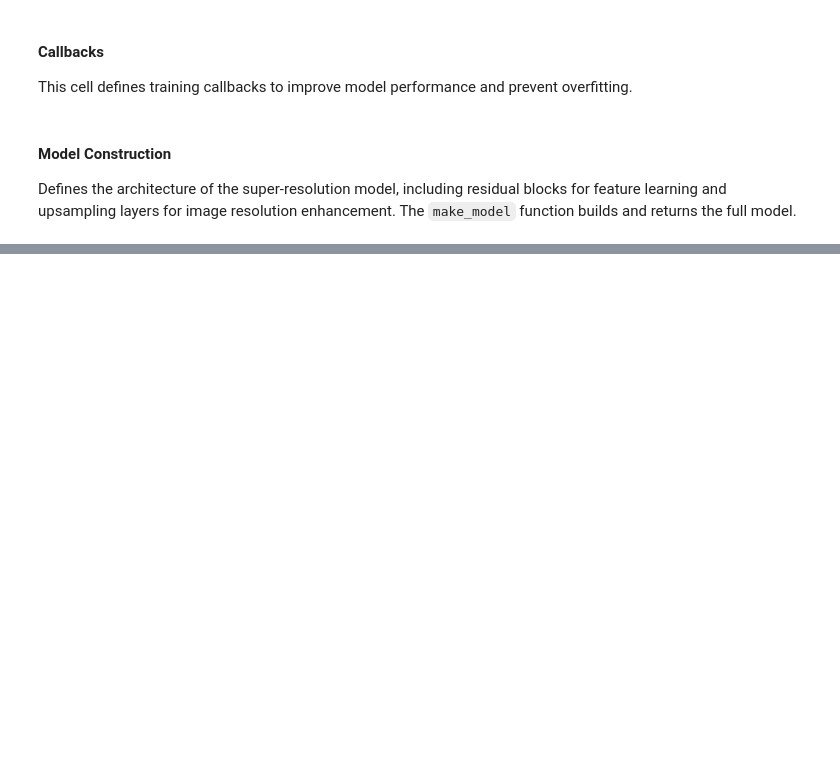
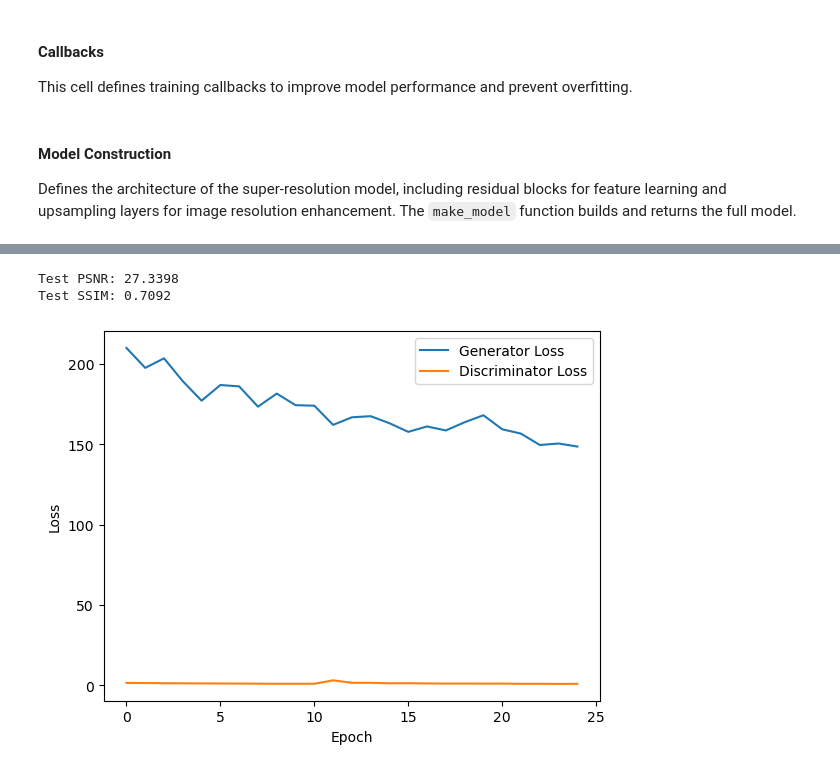
Before and after one commit to hinmiro/srgan-super_resolution, a Jupyter notebook: super_resolution.ipynb, the cells around one changed output, grey strips where cells are left out. Saved outputs shown, nothing was run; the diff lists cells and outputs as text; code cells hidden in the pictures; blank space fills up the shorter version.

Commit message:
Refactor code structure for improved readability and maintainability. Add GAN based super resolution model, with basic fine tuning (needs more patience)

```diff
--- a/super_resolution.ipynb
+++ b/super_resolution.ipynb
@@ -125,7 +123,9 @@ def random_rotate(lowres_img, highres_img):
     """Rotates Images by 90 degrees."""
 
     # Outputs random values from uniform distribution in between 0 to 4
-    rn = tf.cast(tf.random.uniform(shape=(), maxval=4, dtype=tf.float32), dtype=tf.int32)
+    rn = tf.cast(
+        tf.random.uniform(shape=(), maxval=4, dtype=tf.float32), dtype=tf.int32
+    )
 
     # Here rn signifies number of times the image(s) are rotated by 90 degrees
     return tf.image.rot90(lowres_img, rn), tf.image.rot90(highres_img, rn)
@@ -628,0 +395,22 @@ This script automatically checks whether the model file (`super_resolution_model
+# %%
+# SRGAN discriminator
+def build_srgan_discriminator(input_shape=(None, None, 3), num_filters=64):
+    inp = layers.Input(shape=input_shape)
+    x = layers.Conv2D(num_filters, 3, strides=1, padding="same")(inp)
+    x = layers.LeakyReLU(0.2)(x)
+
+    filters = num_filters
+    for i in range(1, 4):
+        x = layers.Conv2D(filters, 3, strides=2, padding="same")(x)
+        x = layers.BatchNormalization()(x)
+        x = layers.LeakyReLU(0.2)(x)
+        filters *= 2
+
+    x = layers.Flatten()(x)
+    x = layers.Dense(1024)(x)
+    x = layers.LeakyReLU(0.2)(x)
+    out = layers.Dense(1, activation="sigmoid")(x)
+    return Model(inp, out)
+
+
+discriminator = build_srgan_discriminator(input_shape=(192, 192, 3), num_filters=64)
@@ -628,0 +472,10 @@ This script automatically checks whether the model file (`super_resolution_model
+# %%
+# Pretrain for srgan model
+generator.compile(optimizer=Adam(learning_rate=1e-4), loss="mae", metrics=[PSNR, SSIM])
+generator.fit(
+    train_sr, validation_data=val_sr, epochs=100, callbacks=[early_stop, reduce_lr]
+)
+
+generator.save_weights("mae_pretrained.weights.h5")
+# %%
+generator.load_weights("mae_pretrained.weights.h5")
@@ -628,0 +589,27 @@ This script automatically checks whether the model file (`super_resolution_model
+# %%
+# Define evaluation function
+def evaluate(generator, test_sr):
+    psnr_vals, ssim_vals = [], []
+    for lr, hr in test_sr:
+        sr = generator(lr, training=False)
+        psnr_vals.append(tf.reduce_mean(PSNR(hr, sr)).numpy())
+        ssim_vals.append(tf.reduce_mean(SSIM(hr, sr)).numpy())
+    print(f"Test PSNR: {np.mean(psnr_vals):.4f}")
+    print(f"Test SSIM: {np.mean(ssim_vals):.4f}")
+
+
+evaluate(generator, test_sr)
+# %% [output]
+Test PSNR: 27.3398
+Test SSIM: 0.7092
+# %%
+g_losses_history, d_losses_history = history
+
+plt.plot(g_losses_history, label="Generator Loss")
+plt.plot(d_losses_history, label="Discriminator Loss")
+plt.xlabel("Epoch")
+plt.ylabel("Loss")
+plt.legend()
+plt.show()
+# %% [output]
+[figure, added]
```
Also changed, not shown: parts of 26 cells of this notebook.
